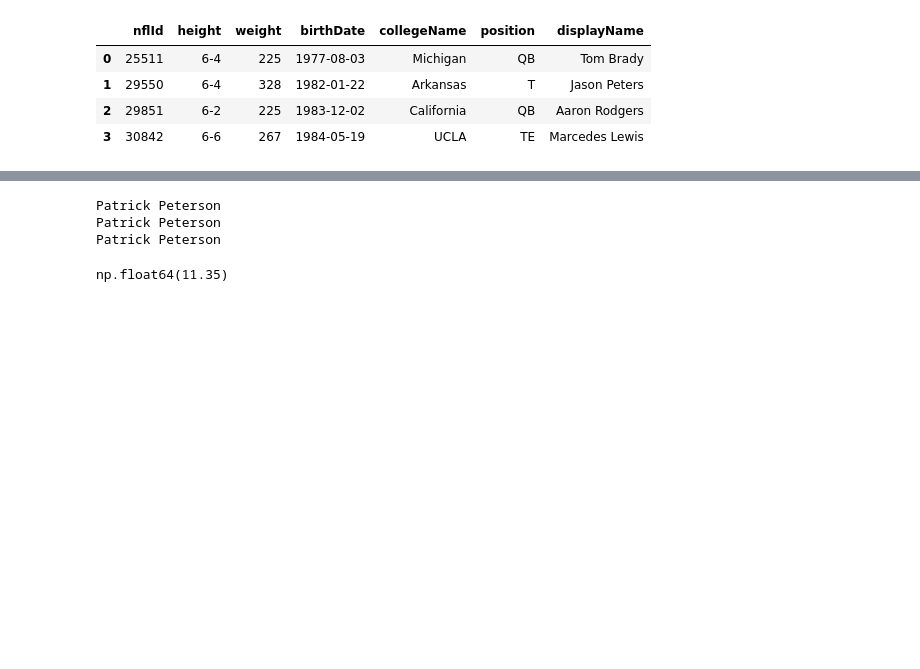
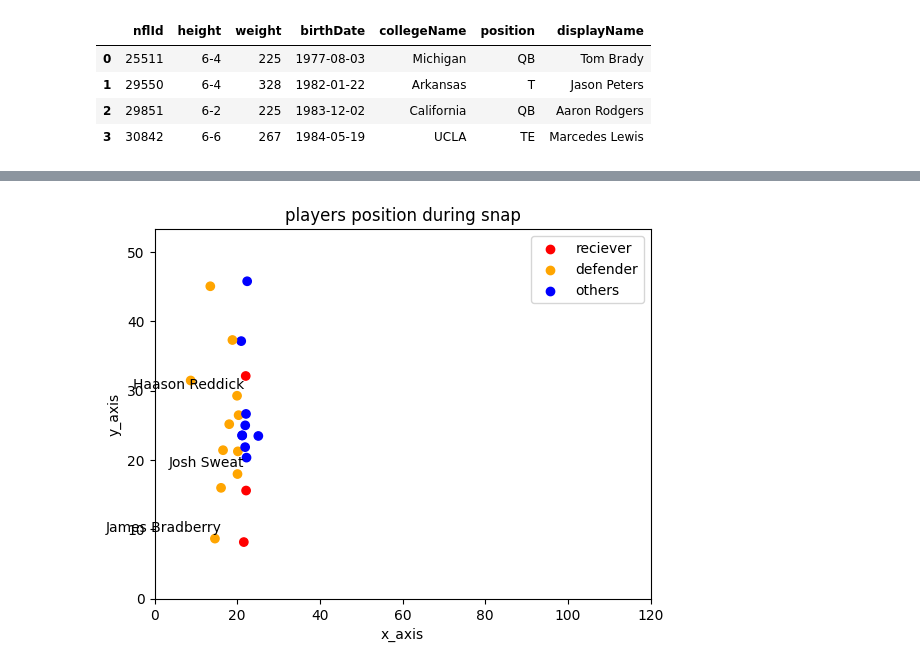
Before and after one commit to NFL-Data-Bowl/nfl-data-bowl, a Jupyter notebook: Docs/Features/Nearest Defender to Each Receiver at the Snap.ipynb, the cells around one changed output, grey strips where cells are left out. Drawn from its saved outputs; the diff is of its cells as text; code cells hidden in the pictures; blank space fills up the shorter version.

```diff
--- a/Docs/Features/Nearest Defender to Each Receiver at the Snap.ipynb
+++ b/Docs/Features/Nearest Defender to Each Receiver at the Snap.ipynb
@@ -74,11 +196,0 @@ array(['2022-09-20 00:32:16.4'], dtype=object)
-# %%
-number=1
-for wr in wide_recievers:
-    min_distance, defensive_player= defender_distance_to_wr(wr, data)
-    data[f'nearest_defender_{number}']= min_distance
-    print(defensive_player)
-    number+=1
-# %% [output]
-Patrick Peterson
-Patrick Peterson
-Patrick Peterson
@@ -103,5 +197,30 @@ def defender_distance_to_wr(wide_reciever,data):
-# %%
-data.iloc[0,11]
-# %% [output]
-np.float64(11.35)
+# %%
+from adjustText import adjust_text
+import numpy as np
+colors=['red' if position=="WR" else 'orange' if position in defense_positions else 'blue' for position in data['position']]
+legend_labels = {'red': 'reciever', 'orange': 'defender', 'blue': 'others'}
+plt.scatter(data['x'], data['y'], color=colors, marker='o')
+plt.xlabel('x_axis')
+plt.ylabel('y_axis')
+plt.xlim(0,120)
+plt.ylim(0,53.3)
+
+for color, label in legend_labels.items():
+    plt.scatter([], [], color=color, label=label)  # Empty scatter for legend
+
+texts=[]
+for i, row in data.iterrows():
+    if row["displayName_x"] in nearest_defender_dict.values():
+        plt.annotate(row['displayName_x'], (row['x'], row['y']), textcoords="offset points", xytext=(5,5), ha='right')
+
+
+
+
+
+
+plt.title("players position during snap")
+plt.legend()
+plt.show()
+# %% [output]
+[figure, added]
 # %%
```
Also changed, not shown: parts of 22 cells of this notebook, 1 other file.
